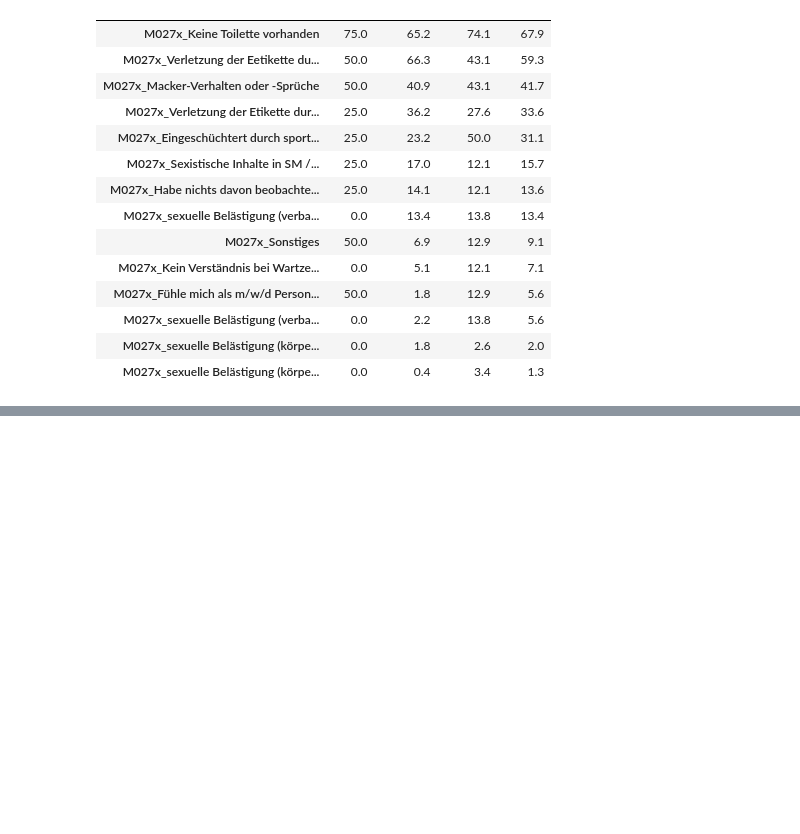
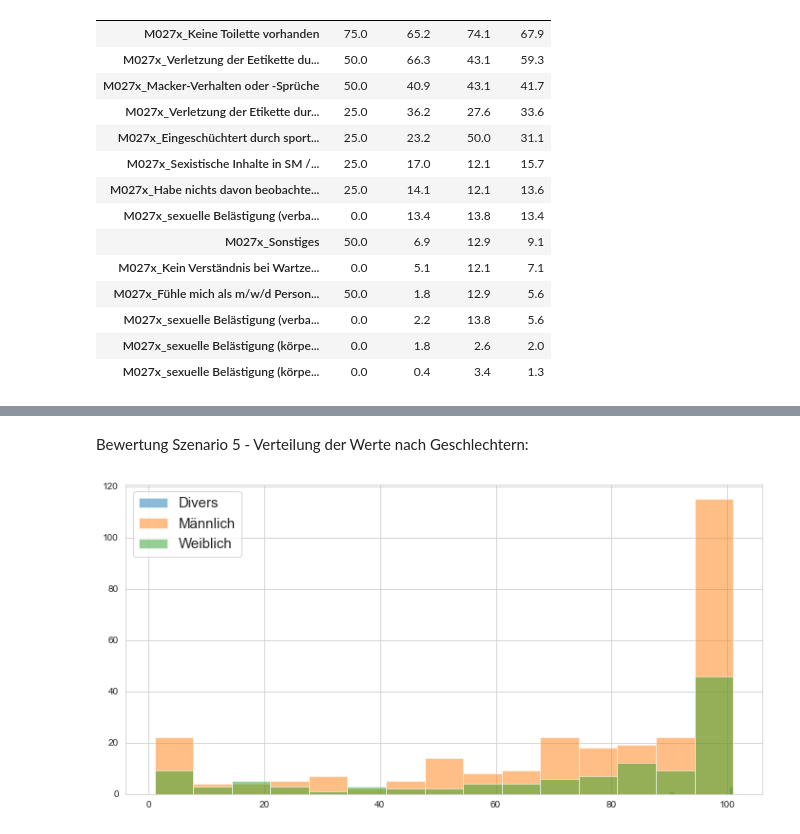
Before and after one commit to Lee-Za/discgolf_survey_results, a Jupyter notebook: umfrage_ALL_CODE.ipynb, the cells around one changed output, grey strips where cells are left out. Saved outputs shown, nothing was run; the diff lists cells and outputs as text; code cells hidden in the pictures; blank space fills up the shorter version.

```diff
--- a/umfrage_ALL_CODE.ipynb
+++ b/umfrage_ALL_CODE.ipynb
@@ -1157,0 +1229,3 @@ golf_M027_pct
+# %%
+# Umbenennen der Variablen
+golf = golf.rename(columns={'M016_01_WD15_02':'Szenario_b1_Verniedlichung' , 'M017_01_WD17_02':'Szenario_b2_Tipps', 'M019_01_WD19_02':'Szenario_b3_Glückwunsch', 'M021_01_WD21_02':'Szenario_b4_Attraktivität', 'M023_01_WD23_02':'Szenario_b5_Kommentar'})
@@ -1157,0 +1298,3 @@ golf_M027_pct
+# %%
+# Umbenennen der Variablen
+golf = golf.rename(columns={'WD15_01':'Szenario_p1_Verniedlichung' , 'WD17_01':'Szenario_p2_Tipps', 'WD19_01':'Szenario_p3_Glückwunsch', 'WD21_01':'Szenario_p4_Attraktivität', 'WD23_01':'Szenario_p5_Kommentar'})
@@ -1157,0 +1361,3 @@ golf_M027_pct
+# %%
+# Umbenennen der Variablen
+golf = golf.rename(columns={'M015_01_WD16_01':'Szenario_s1_Verniedlichung' , 'M018_01_WD18_01':'Szenario_s2_Tipps', 'M020_01_WD20_01':'Szenario_s3_Glückwunsch', 'M022_01_WD22_01':'Szenario_s4_Attraktivität', 'M024_01_WD24_01':'Szenario_s5_Kommentar'})
@@ -1157,0 +1405,11 @@ golf_M027_pct
+# %% [markdown]
+Bewertung Szenario 5 - Verteilung der Werte nach Geschlechtern:
+# %%
+groups = golf.groupby('SD01_Geschlecht')
+fig = plt.figure(figsize=(12, 6))
+
+for name, group in groups:
+    plt.hist(group['Szenario_s5_Kommentar'], bins=15, alpha=0.5, label=name, edgecolor='white')
+    plt.legend(fontsize=15)
+# %% [output]
+[figure, added]
```
Also changed, not shown: parts of 49 cells of this notebook.
